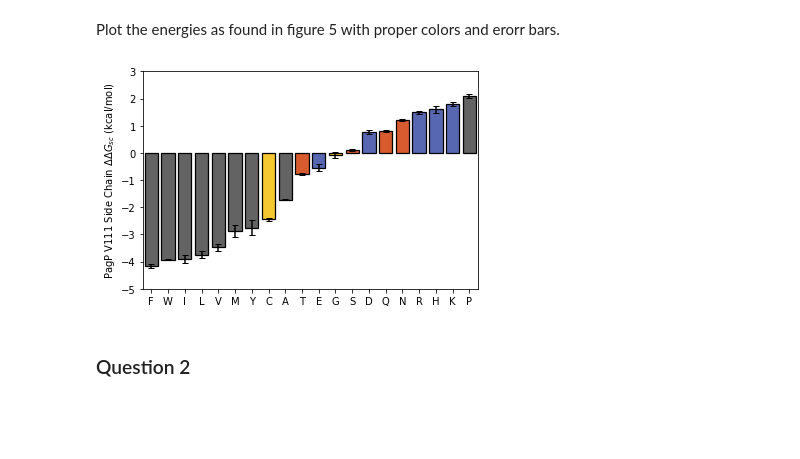
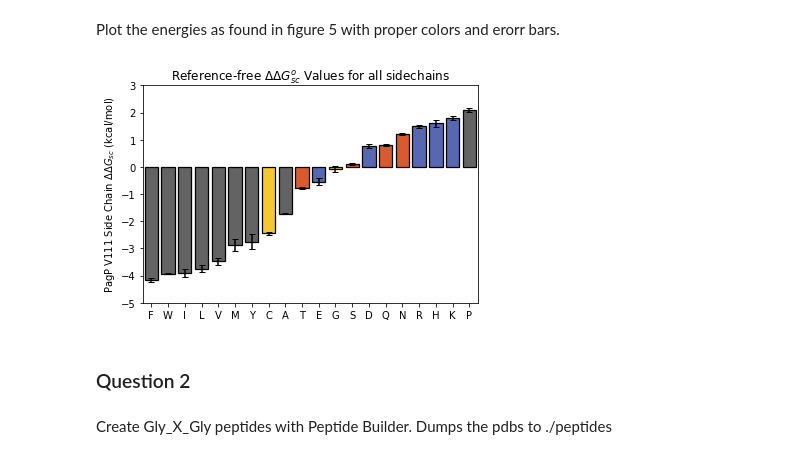
Before and after one commit to benf549/Advanced-Seminar-In-Membrane-Protein-Structure-Function-Pharmacology, a Jupyter notebook: FRY_HW_03.ipynb, the cells around one changed output. Cells and saved outputs as stored; diff of their text form; code cells hidden in the pictures; blank space fills up the shorter version.

```diff
--- a/FRY_HW_03.ipynb
+++ b/FRY_HW_03.ipynb
@@ -44,13 +46,16 @@ Plot the energies as found in figure 5 with proper colors and erorr bars.
 # %%
 barlist = plt.bar(names, values, linewidth=1.25, edgecolor="black", yerr=pairlist_error, capsize=3)
 for i, x in enumerate(names):
     barlist[i].set_color(ddGsc_color[x])
     barlist[i].set_ec("black")
 
 plt.axis([-.5, 19.5, -5, 3])
 plt.ylabel("PagP V111 Side Chain $\Delta \Delta G_{sc}$ (kcal/mol)");
+plt.title("Reference-free $\Delta \Delta G^o_{sc}$ Values for all sidechains")
 plt.show()
 # %% [output]
-[figure, old version]
+[figure, new version]
 # %% [markdown]
 ### Question 2
+# %% [markdown]
+Create Gly_X_Gly peptides with Peptide Builder. Dumps the pdbs to ./peptides
```
Also changed, not shown: parts of 37 cells of this notebook.
